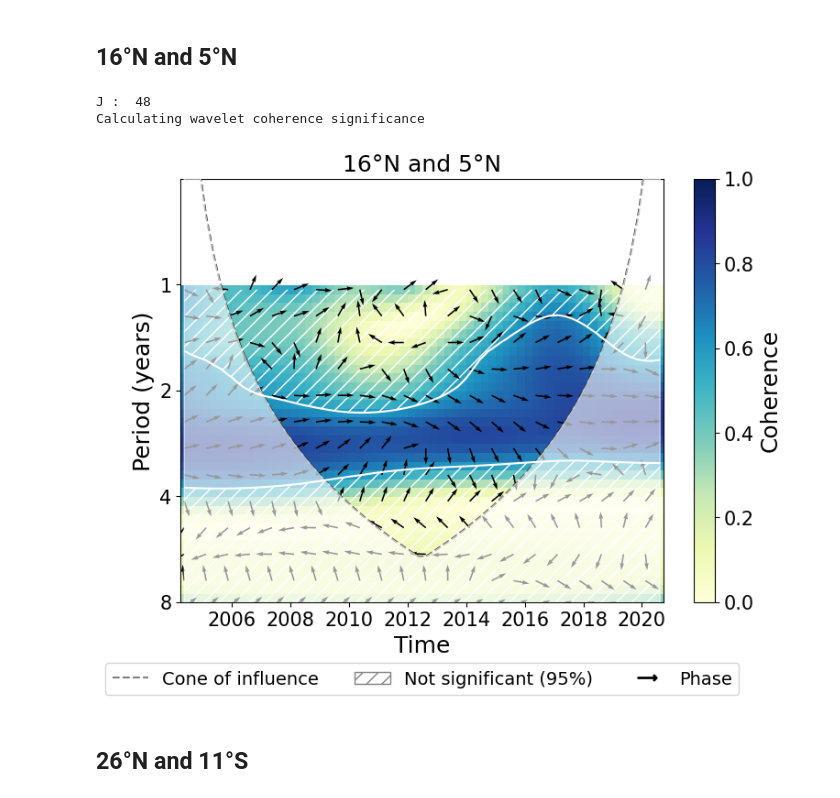
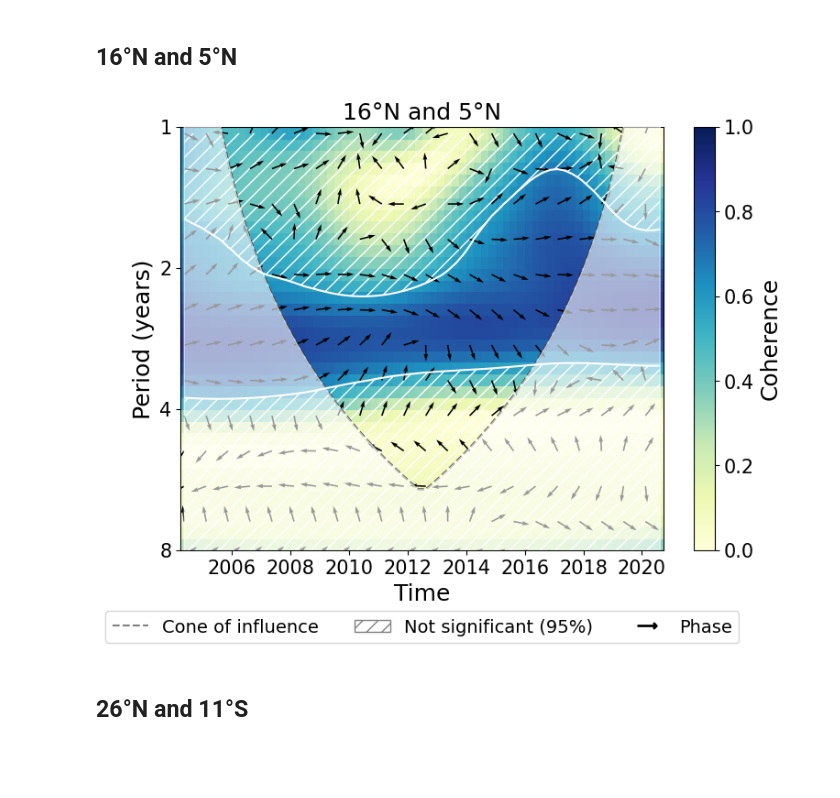
Before and after one commit to lea-dietz/masterthesis, a Jupyter notebook: coding/mht_waveletcoherence.ipynb, the cells around one changed output. Saved outputs shown, nothing was run; the diff lists cells and outputs as text; code cells hidden in the pictures; blank space fills up the shorter version.

```diff
--- a/coding/mht_waveletcoherence.ipynb
+++ b/coding/mht_waveletcoherence.ipynb
@@ -258,32 +258,30 @@ def wct_plot(
 # %% [markdown]
 ## 16°N and 5°N
 # %%
-do_analysis = True
+do_analysis = False
 cmap = cb.sequential.YlGnBu_9.mpl_colormap
 
 if do_analysis:
     WCT_165, arrowsWCT_165, COI__165, period_165, sig_165 = wct_analysis(
         mht_16_pd,
         mht_5_pd,
         time=time,
         dt=0.25,
         s0_int=4,
         dj=1/12,
     )
 
 wct_plot(
     WCT_165, arrowsWCT_165, COI__165, period_165, sig_165,
     time=time,
     cmap=cmap,
     title="16°N and 5°N",
     savefig=False,
     savelabel="16_5N_1_8dj",
-    ylim=(float(0.5), float(8.0)),
+    ylim=(float(1), float(8.0)),
 )
 # %% [output]
-J :  48
-Calculating wavelet coherence significance
-[figure, old version]
+[figure, new version]
 # %% [markdown]
 ## 26°N and 11°S
 # %%
```
Also changed, not shown: parts of 2 cells of this notebook, 27 other files.
